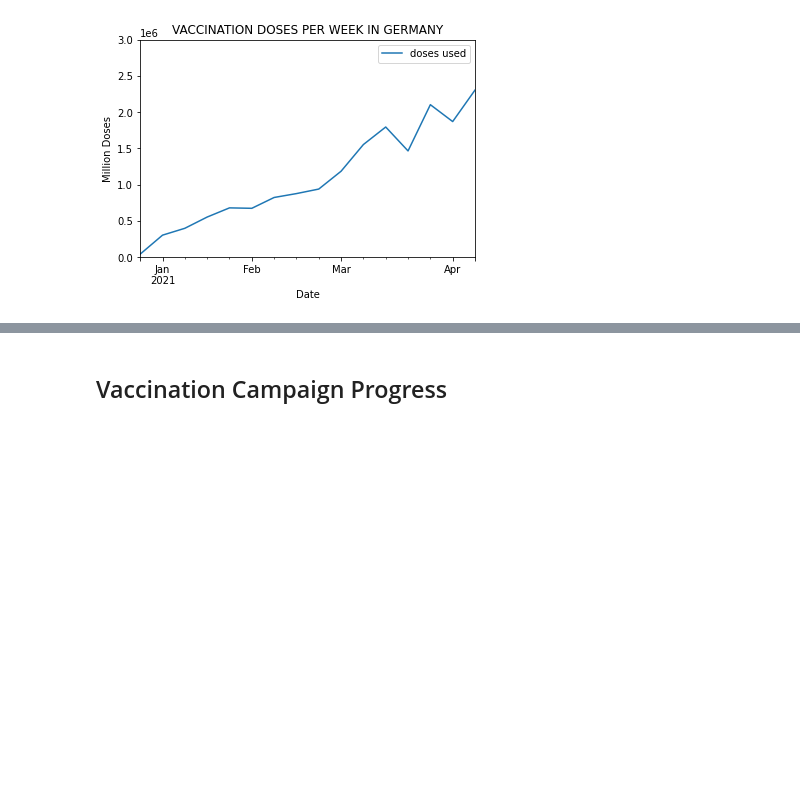
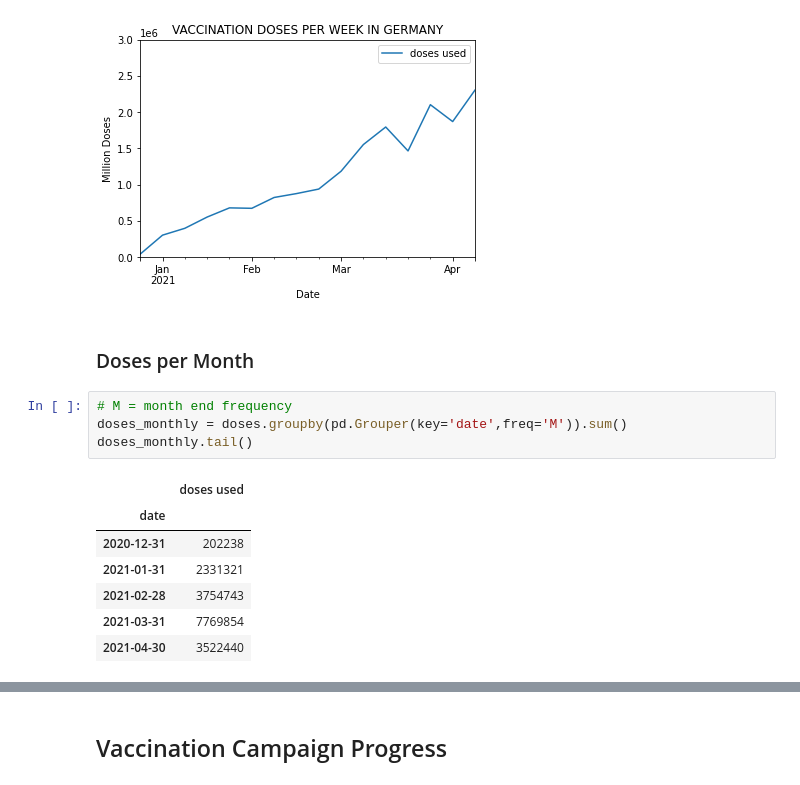
Before and after one commit to RuedigerVoigt/track-covid-19, a Jupyter notebook: vaccination.ipynb, the cells around one changed output, grey strips where cells are left out. Saved outputs shown, nothing was run; the diff lists cells and outputs as text; blank space fills up the shorter version.

```diff
--- a/vaccination.ipynb
+++ b/vaccination.ipynb
@@ -115,3 +116,17 @@ doses_weekly.plot(
 # %% [output]
 <AxesSubplot:title={'center':'VACCINATION DOSES PER WEEK IN GERMANY'}, xlabel='Date', ylabel='Million Doses'>
 [figure]
+# %% [markdown]
+### Doses per Month
+# %%
+# M = month end frequency
+doses_monthly = doses.groupby(pd.Grouper(key='date',freq='M')).sum()
+doses_monthly.tail()
+# %% [output]
+|  | doses used |
+| date |  |
+| 2020-12-31 | 202238 |
+| 2021-01-31 | 2331321 |
+| 2021-02-28 | 3754743 |
+| 2021-03-31 | 7769854 |
+| 2021-04-30 | 3522440 |
```
Also changed, not shown: parts of 4 cells of this notebook.
